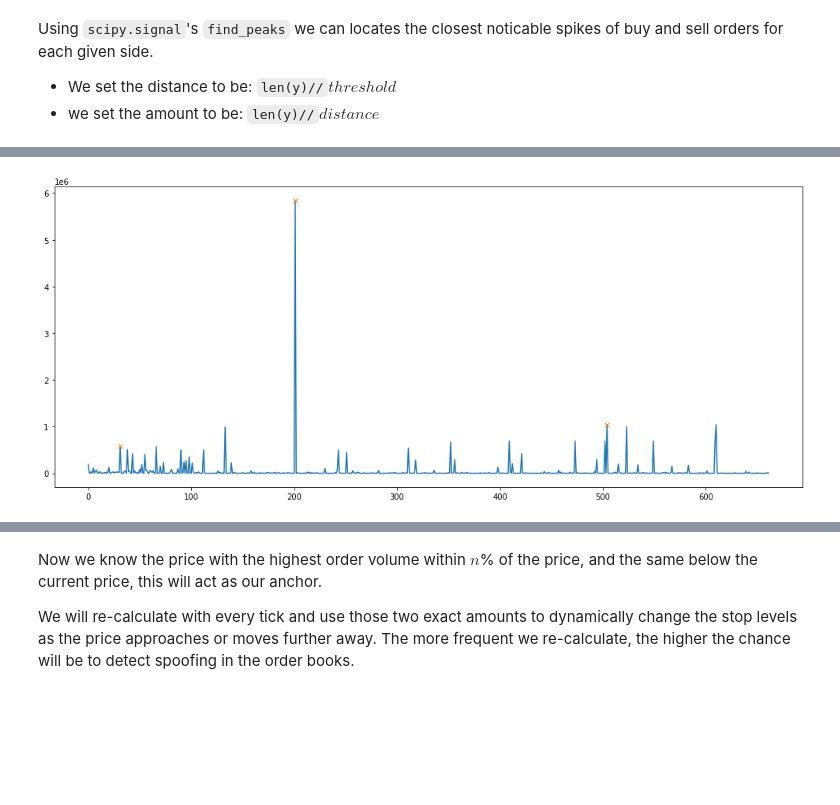
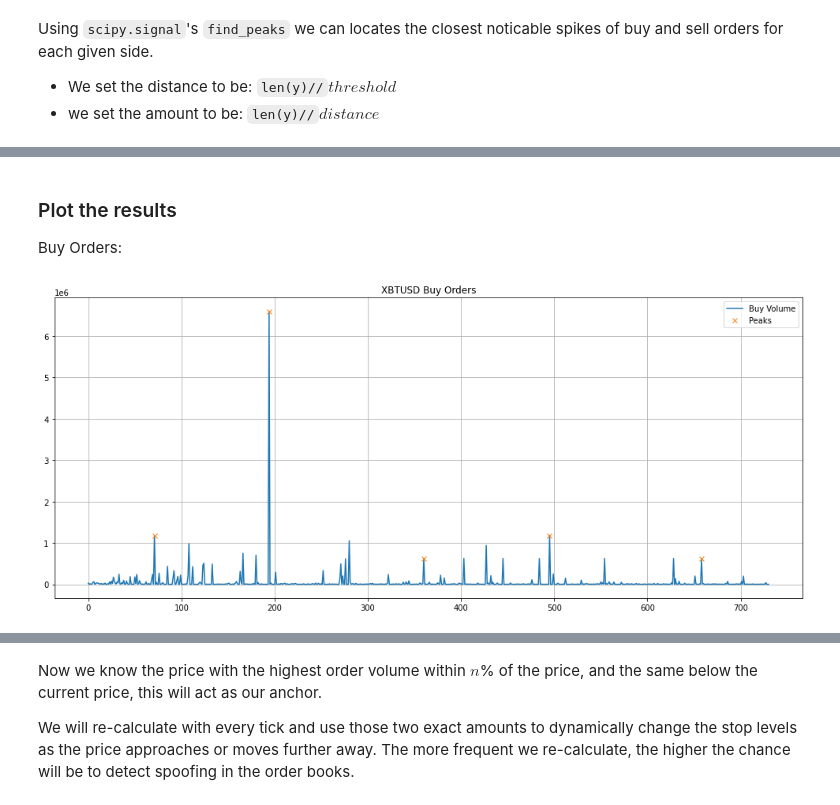
Before and after one commit to 369geofreeman/system_strategies, a Jupyter notebook: Stop_loss_detection/order_books/order_book_inflow.ipynb, the cells around one changed output, grey strips where cells are left out. Saved outputs shown, nothing was run; the diff lists cells and outputs as text; code cells hidden in the pictures; blank space fills up the shorter version.

````diff
--- a/Stop_loss_detection/order_books/order_book_inflow.ipynb
+++ b/Stop_loss_detection/order_books/order_book_inflow.ipynb
@@ -320,13 +321,3 @@
 
 - We set the distance to be: ```len(y)//```$threshold$
 - we set the amount to be: ```len(y)//```$distance$
-# %%
-x = buy_orders_df['price']
-y = buy_orders_df['size']
-threshold = 3   # Required threshold of peaks, the vertical distance to its neighboring samples.
-distance = 4    # Required minimal horizontal distance (>= 1) in samples between neighbouring peaks
-
-peaks, _ = find_peaks(y, threshold=len(y)//threshold, distance=len(y)//distance)
-
-for i in peaks:
-    print(f"Buy orders of ${y[i]:,.0f} in volume at ${x[i]:,.2f}")
@@ -339,6 +385,14 @@ Plot the results
+# %% [markdown]
+### Plot the results
+
+
+Buy Orders:
 # %%
-plt.plot([i for i in range(len(x))], y)
-plt.plot(peaks, y[peaks], "x")
+plt.plot([i for i in range(len(x_buy))], y_buy, label="Buy Volume")
+plt.plot(buy_peaks, y_buy[buy_peaks], "x", label="Peaks")
+plt.title(f'{contract} Buy Orders')
+plt.grid()
+plt.legend()
 plt.show()
 # %% [output]
-[figure, old version]
+[figure, new version]
````
Also changed, not shown: parts of 9 cells of this notebook, 2 other files.
